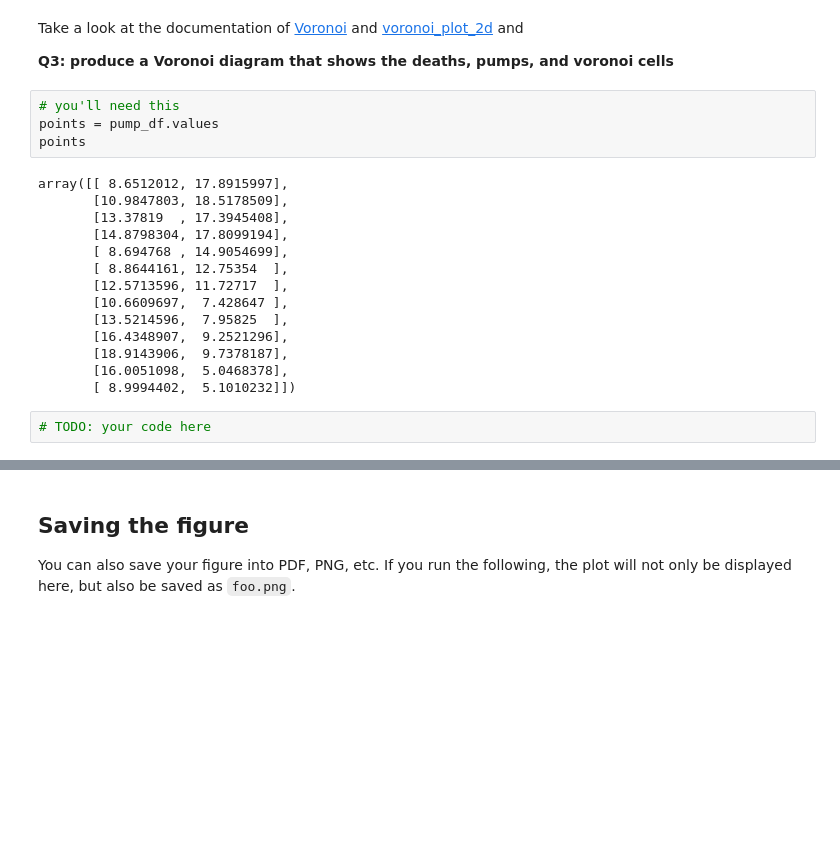
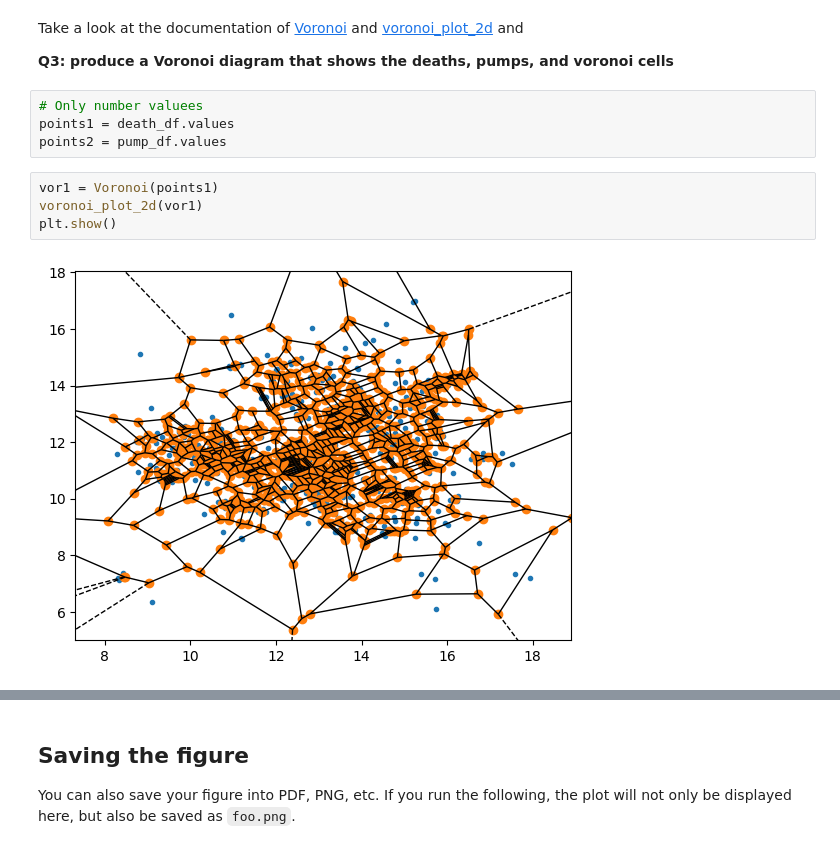
Before and after one commit to katrine8801/Gruppe-2, a Jupyter notebook: Individual work/dsb_s224446.ipynb, the cells around one changed output, grey strips where cells are left out. Saved outputs shown, nothing was run; the diff lists cells and outputs as text; blank space fills up the shorter version.

```diff
--- a/Individual work/dsb_s224446.ipynb
+++ b/Individual work/dsb_s224446.ipynb
@@ -267,23 +302,13 @@ from scipy.spatial import Voronoi, voronoi_plot_2d
 Take a look at the documentation of [Voronoi](https://docs.scipy.org/doc/scipy-0.18.1/reference/generated/scipy.spatial.Voronoi.html#scipy.spatial.Voronoi) and [voronoi_plot_2d](https://docs.scipy.org/doc/scipy-0.18.1/reference/generated/scipy.spatial.voronoi_plot_2d.html) and
 
 **Q3: produce a Voronoi diagram that shows the deaths, pumps, and voronoi cells**
-# %%
-# you'll need this
-points = pump_df.values
-points
-# %% [output]
-array([[ 8.6512012, 17.8915997],
-       [10.9847803, 18.5178509],
-       [13.37819  , 17.3945408],
-       [14.8798304, 17.8099194],
-       [ 8.694768 , 14.9054699],
-       [ 8.8644161, 12.75354  ],
-       [12.5713596, 11.72717  ],
-       [10.6609697,  7.428647 ],
-       [13.5214596,  7.95825  ],
-       [16.4348907,  9.2521296],
-       [18.9143906,  9.7378187],
-       [16.0051098,  5.0468378],
-       [ 8.9994402,  5.1010232]])
-# %%
-# TODO: your code here
+# %%
+# Only number valuees
+points1 = death_df.values
+points2 = pump_df.values
+# %%
+vor1 = Voronoi(points1)
+voronoi_plot_2d(vor1)
+plt.show()
+# %% [output]
+[figure, added]
```
Also changed, not shown: parts of 12 cells of this notebook, 1 other file.
